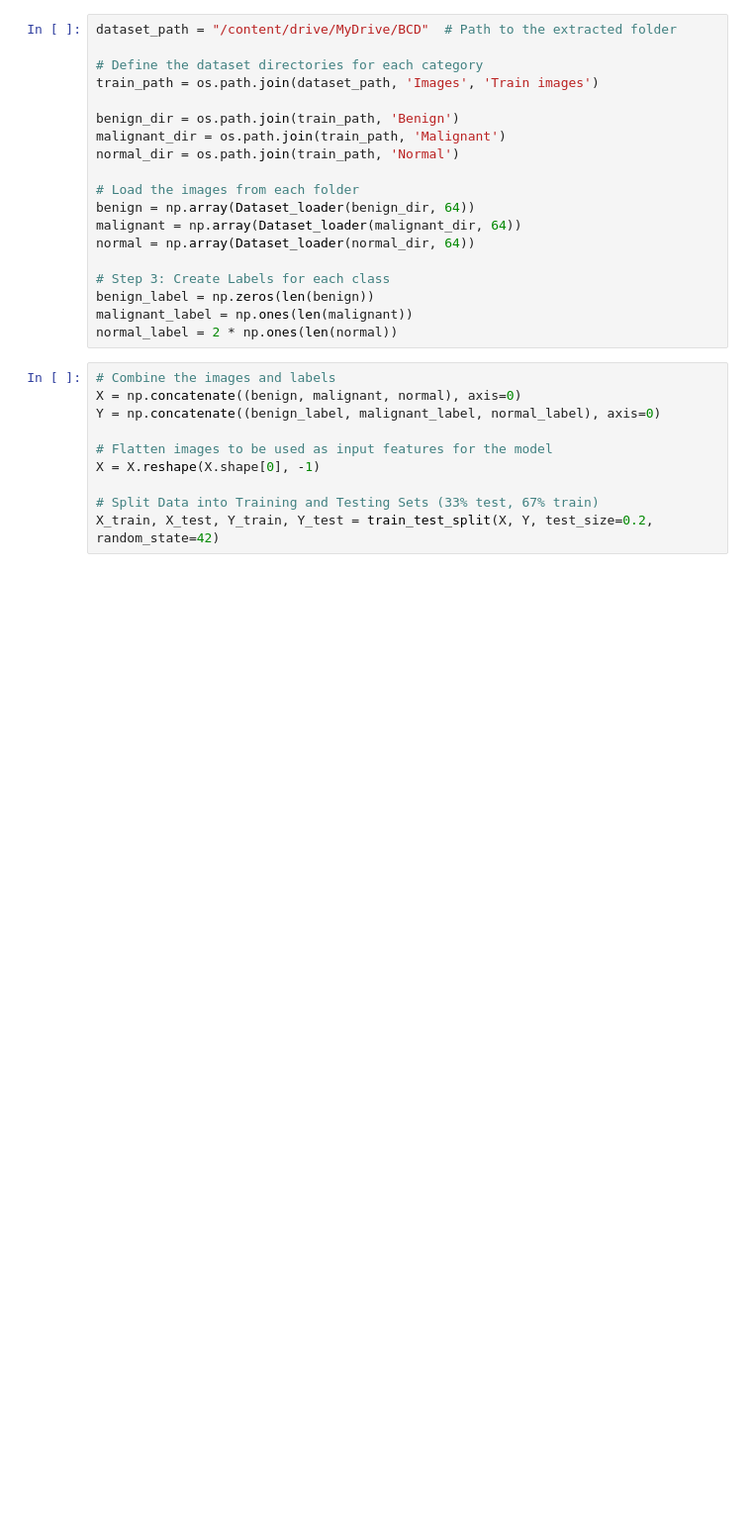
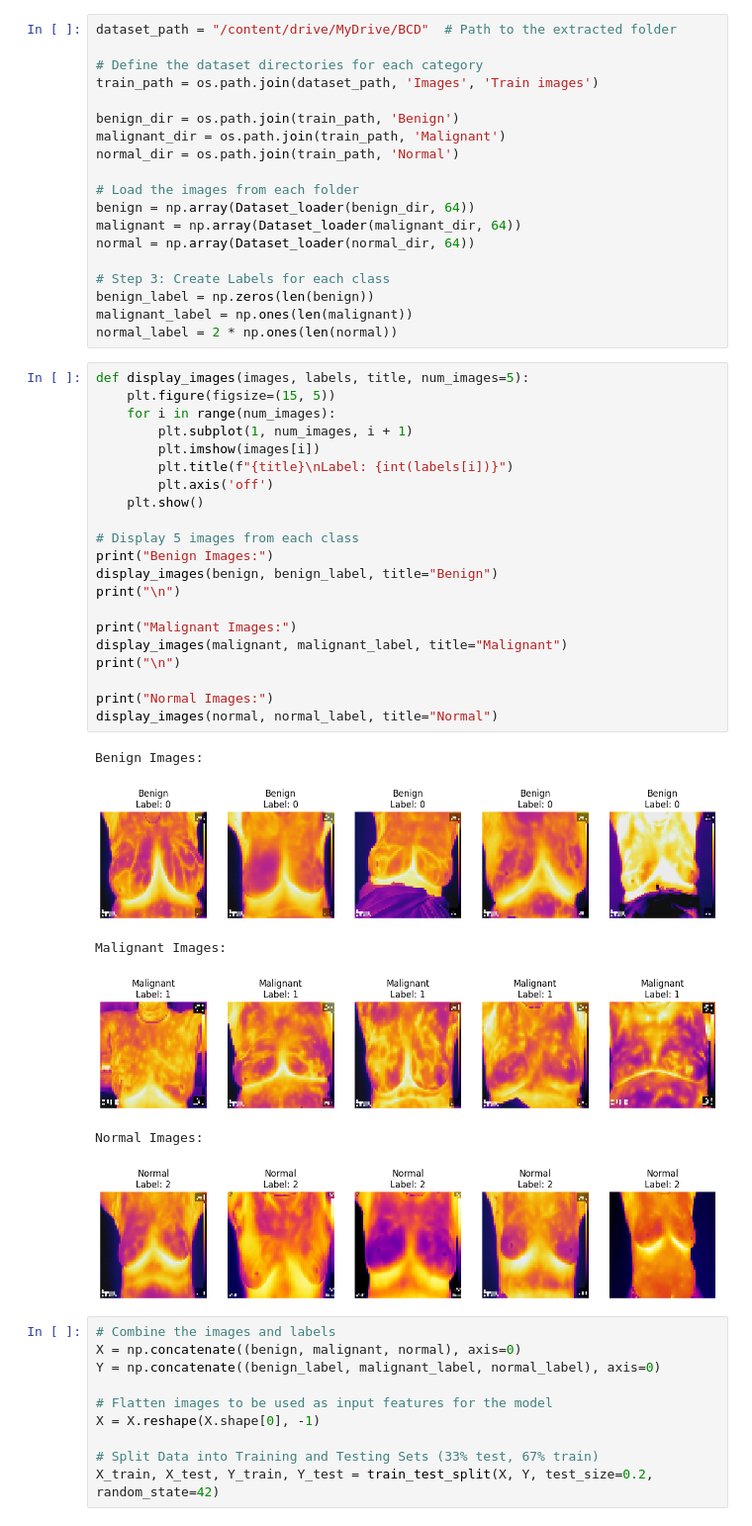
Before and after one commit to teja-1403/Breast-Cancer-Detection-using-Python, a Jupyter notebook: BCD.ipynb, the cells around one changed output. Shown at 99% size. Saved outputs shown, nothing was run; the diff lists cells and outputs as text; blank space fills up the shorter version.

```diff
--- a/BCD.ipynb
+++ b/BCD.ipynb
@@ -70,6 +70,34 @@ normal = np.array(Dataset_loader(normal_dir, 64))
 benign_label = np.zeros(len(benign))
 malignant_label = np.ones(len(malignant))
 normal_label = 2 * np.ones(len(normal))
+# %%
+def display_images(images, labels, title, num_images=5):
+    plt.figure(figsize=(15, 5))
+    for i in range(num_images):
+        plt.subplot(1, num_images, i + 1)
+        plt.imshow(images[i])
+        plt.title(f"{title}\nLabel: {int(labels[i])}")
+        plt.axis('off')
+    plt.show()
+
+# Display 5 images from each class
+print("Benign Images:")
+display_images(benign, benign_label, title="Benign")
+print("\n")
+
+print("Malignant Images:")
+display_images(malignant, malignant_label, title="Malignant")
+print("\n")
+
+print("Normal Images:")
+display_images(normal, normal_label, title="Normal")
+# %% [output]
+Benign Images:
+[figure, added]
+Malignant Images:
+[figure, added]
+Normal Images:
+[figure, added]
 # %%
 # Combine the images and labels
 X = np.concatenate((benign, malignant, normal), axis=0)
```
Also changed, not shown: parts of 2 cells of this notebook.
